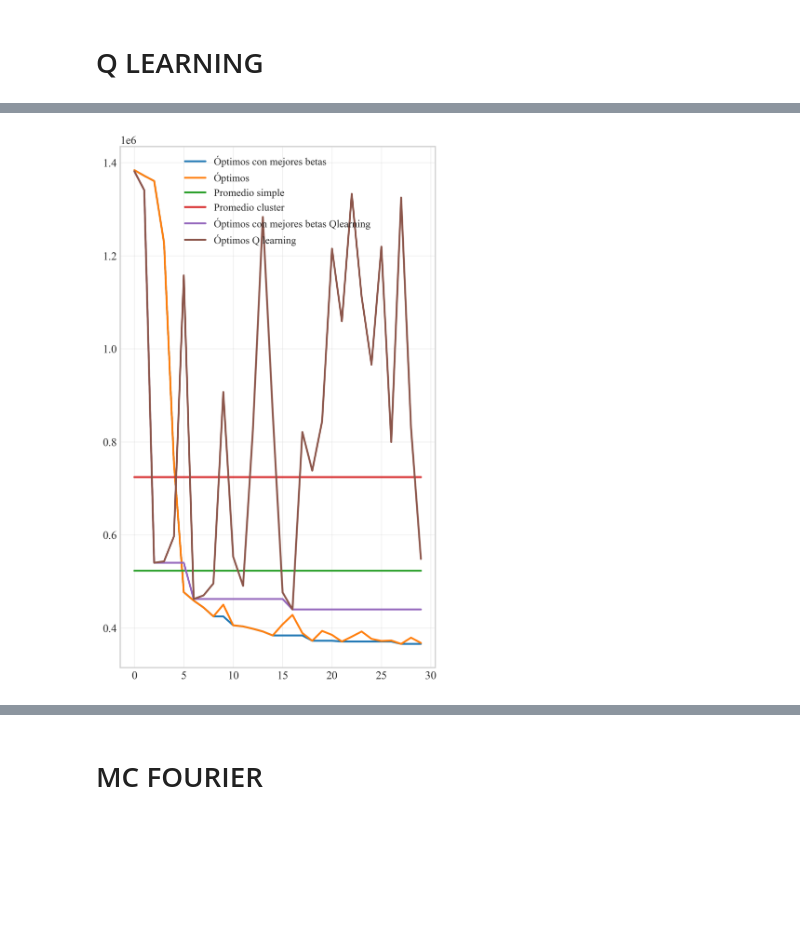
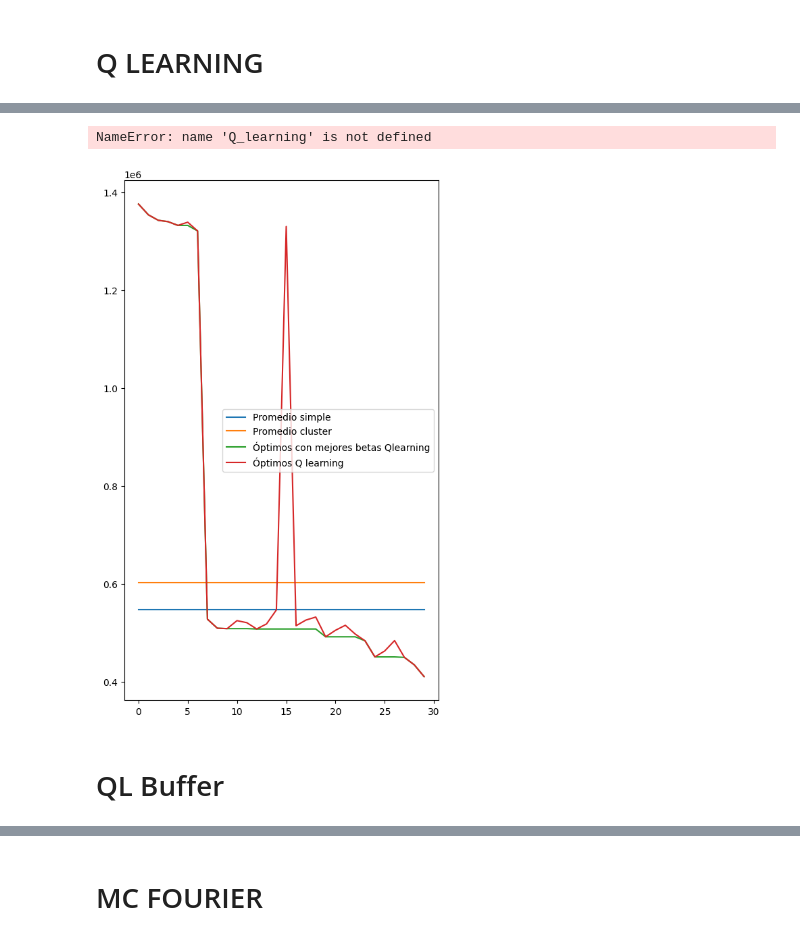
Before and after one commit to MFMayol/Tesis-RL, a Jupyter notebook: pruebas.ipynb, the cells around one changed output, grey strips where cells are left out. Saved outputs shown, nothing was run; the diff lists cells and outputs as text; code cells hidden in the pictures; blank space fills up the shorter version.

```diff
--- a/pruebas.ipynb
+++ b/pruebas.ipynb
@@ -67,7 +28,7 @@ mensaje = generar_instancia_irp(
     )
 # %%
 carpeta_instancias = "Instancias demandas bajas 25C 400"
-ruta_completa = os.path.join(carpeta_instancias, f'instancia1.xml')
+ruta_completa = os.path.join(carpeta_instancias, f'instancia2.xml')
 # Lectura de la instancia y se guarda en un objeto instancia
 instancia = Instancia(ruta_archivo=ruta_completa, umbral_inventario_clientes= 0.2, umbral_inventario_vehiculos= 0.1)
 # Se genera el proceso mediante la instancia
@@ -207,7 +68,7 @@ las demandas medias son: {1: 1.68, 2: 1.32}
 # %%
 costos = np.array([])
 traslado = np.array([])
-n=50
+n=100
 for _ in range(n):
     trayectoriaSimple, costo_traslado , _ = politicaSimple.run()
     traslado  =  np.append(traslado,costo_traslado)
@@ -244,7 +105,7 @@ for t in trayectoriaSimple:
 # %%
 costos = np.array([])
 traslado = np.array([])
-n=50
+n=100
 for _ in range(n):
     trayectoriaSimple, costo_traslado , _ = politicaClusterisada.run()
     traslado  =  np.append(traslado,costo_traslado)
@@ -347,6 +192,6 @@ plt.show()
 # %% [markdown]
 # Q LEARNING
 # %%
-Q_learning = Qlearning(instancia = instancia, proceso = proceso, episodios = 3000, epsilon = 0.05, learning_rate = 0.001, gamma = 0.85)  # lr = 0.001, gamma = 0.9 y epsilon = 0.01 # debes probar esta! epsilon = 0.1, learning_rate = 0.001, gamma = 0.85) mejora un poco pero sigue mal.
+Q_learning = Qlearning(instancia = instancia, proceso = proceso, episodios = 3000, epsilon = 0.05, learning_rate = 0.001, gamma = 0.96)  # lr = 0.001, gamma = 0.9 y epsilon = 0.01 # debes probar esta! epsilon = 0.1, learning_rate = 0.001, gamma = 0.85) mejora un poco pero sigue mal.
 # %%
 Q_learning.entrenar_modelo() #20
@@ -353,13 +216,19 @@ Q_learning.entrenar_modelo() #20
+# %%
+Q_learning.optimo_mejor_betas
+# %% [output]
+NameError: name 'Q_learning' is not defined
 # %%
 # hacemos un plot de la evolución de los promedios de recompensa
 plt.figure(figsize=(6,10))
-plt.plot(MC.registro_optimos_mejores_betas, label='Óptimos con mejores betas')
-plt.plot(MC.registro_optimos, label='Óptimos')
+#plt.plot(MC.registro_optimos_mejores_betas, label='Óptimos con mejores betas')
+#plt.plot(MC.registro_optimos, label='Óptimos')
 plt.plot([promedio_simple for i in range(len(Q_learning.registro_optimos_mejores_betas))], label='Promedio simple')
 plt.plot([promedio_cluster for i in range(len(Q_learning.registro_optimos_mejores_betas))], label='Promedio cluster')
 plt.plot(Q_learning.registro_optimos_mejores_betas, label='Óptimos con mejores betas Qlearning')
 plt.plot(Q_learning.registro_optimos, label='Óptimos Q learning')
 plt.legend()
 plt.show()
 # %% [output]
-[figure, old version]
+[figure, new version]
+# %% [markdown]
+# QL Buffer
```
Also changed, not shown: parts of 38 cells of this notebook, 14 other files.
